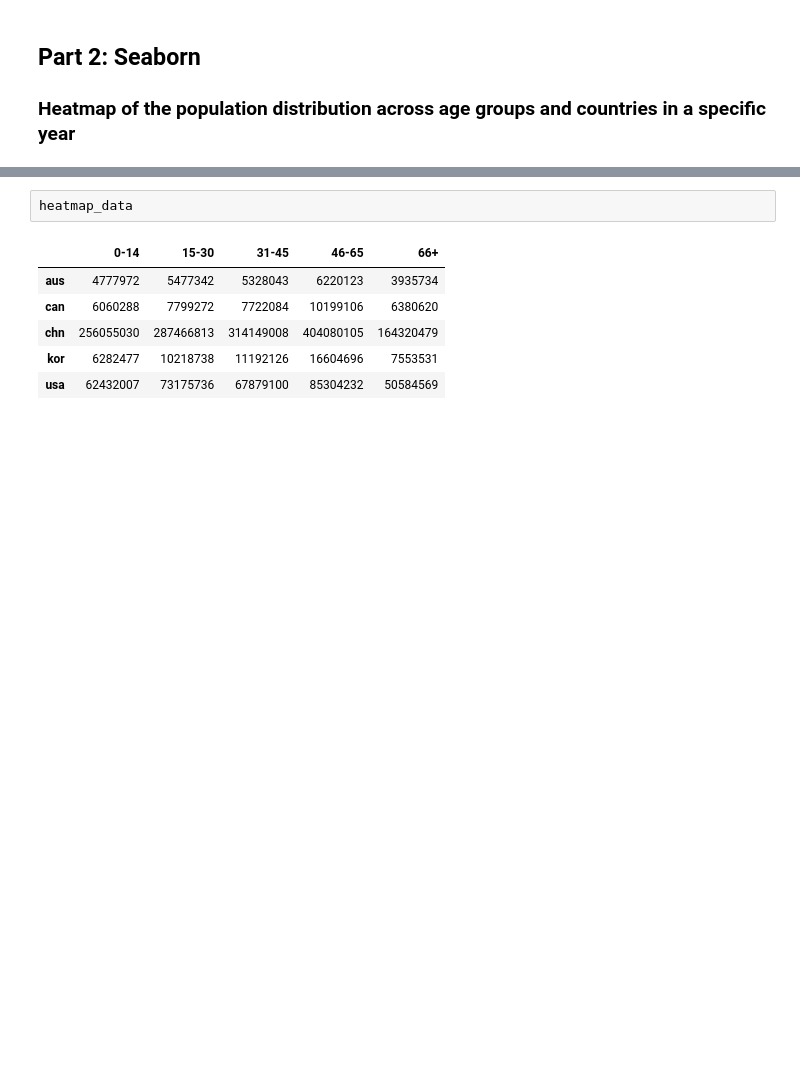
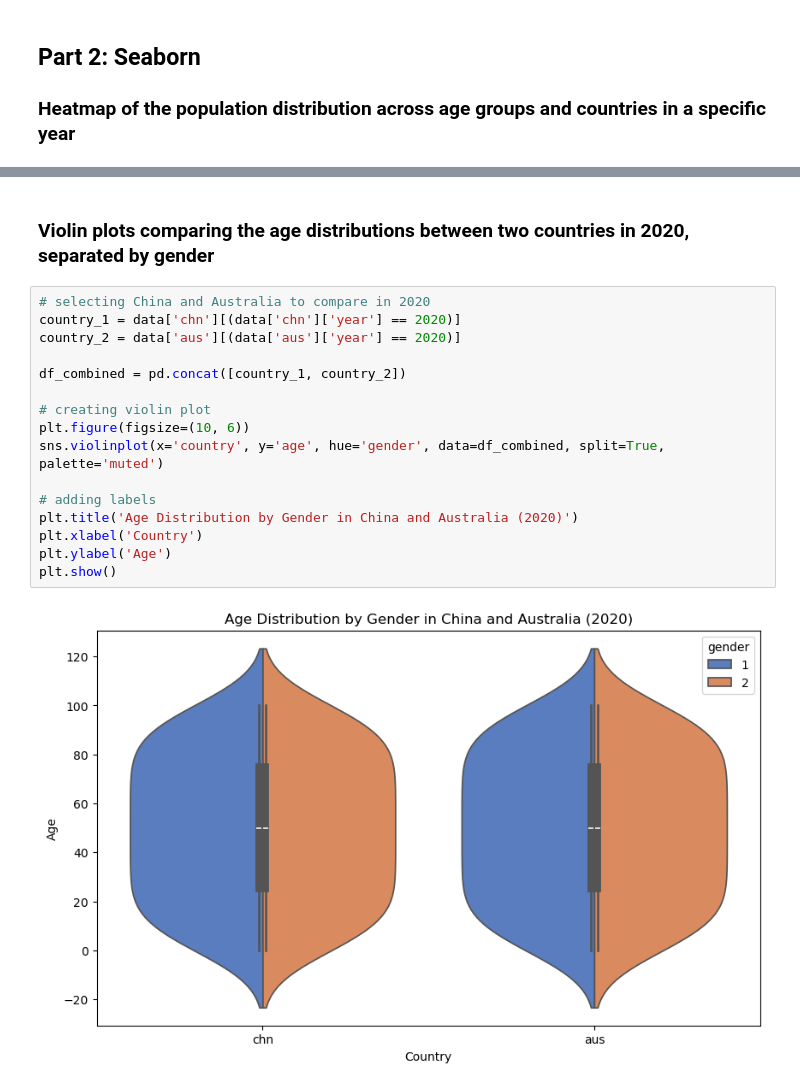
Before and after one commit to UCSF-DataSci/07-visualization-muhchellee, a Jupyter notebook: visualization.ipynb, the cells around one changed output, grey strips where cells are left out. Saved outputs shown, nothing was run; the diff lists cells and outputs as text; blank space fills up the shorter version.

Commit message:
Finished plots for part 2

```diff
--- a/visualization.ipynb
+++ b/visualization.ipynb
@@ -137,12 +137,23 @@ plt.ylabel('Country')
 plt.show()
 # %% [output]
 [figure]
-# %%
-heatmap_data
-# %% [output]
-|  | 0-14 | 15-30 | 31-45 | 46-65 | 66+ |
-| aus | 4777972 | 5477342 | 5328043 | 6220123 | 3935734 |
-| can | 6060288 | 7799272 | 7722084 | 10199106 | 6380620 |
-| chn | 256055030 | 287466813 | 314149008 | 404080105 | 164320479 |
-| kor | 6282477 | 10218738 | 11192126 | 16604696 | 7553531 |
-| usa | 62432007 | 73175736 | 67879100 | 85304232 | 50584569 |
+# %% [markdown]
+### Violin plots comparing the age distributions between two countries in 2020, separated by gender
+# %%
+# selecting China and Australia to compare in 2020
+country_1 = data['chn'][(data['chn']['year'] == 2020)]
+country_2 = data['aus'][(data['aus']['year'] == 2020)]
+
+df_combined = pd.concat([country_1, country_2])
+
+# creating violin plot
+plt.figure(figsize=(10, 6))
+sns.violinplot(x='country', y='age', hue='gender', data=df_combined, split=True, palette='muted')
+
+# adding labels
+plt.title('Age Distribution by Gender in China and Australia (2020)')
+plt.xlabel('Country')
+plt.ylabel('Age')
+plt.show()
+# %% [output]
+[figure, added]
```
Also changed, not shown: parts of 4 cells of this notebook.
